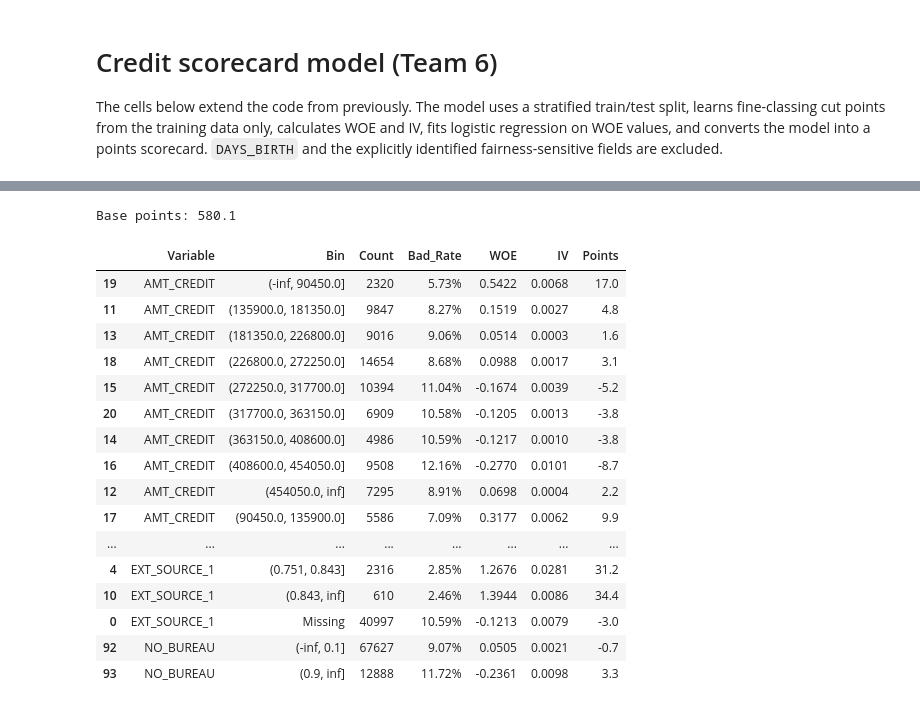
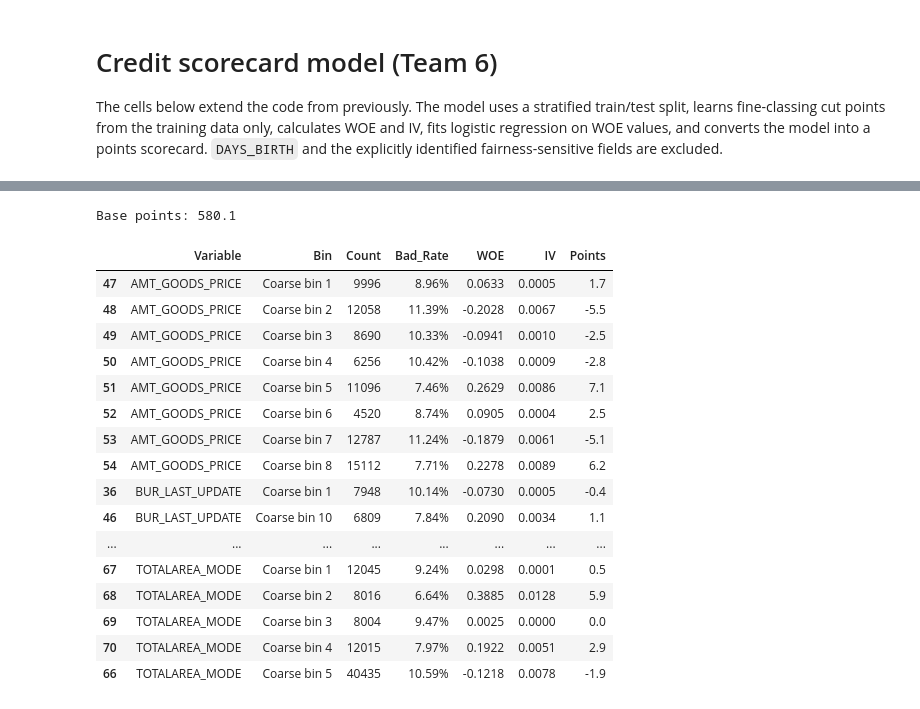
Before and after one commit to raykeat/fin-analytics-proj, a Jupyter notebook: is453_project.ipynb, the cells around one changed output, grey strips where cells are left out. Saved outputs shown, nothing was run; the diff lists cells and outputs as text; code cells hidden in the pictures.

```diff
--- a/is453_project.ipynb
+++ b/is453_project.ipynb
@@ -496,0 +722,10 @@ Average test default probability: 9.52%
+# %%
+# Fit logistic regression using the final coarse-bin WOE variables.
+lr.fit(train_woe[final_features], train_df['TARGET'])
+train_probability = lr.predict_proba(train_woe[final_features])[:, 1]
+test_probability = lr.predict_proba(test_woe[final_features])[:, 1]
+train_auc = roc_auc_score(train_df['TARGET'], train_probability)
+test_auc = roc_auc_score(test_df['TARGET'], test_probability)
+print(f'Training AUC: {train_auc:.4f}')
+print(f'Test AUC: {test_auc:.4f}')
+base_score, base_good_bad_odds, points_to_double_odds = 600, 19, 20
@@ -538,42 +776,30 @@ max      676.3    668.0
-# %%
-# Each row shows the points contributed by one variable bin.
-scorecard_rows = []
-for feature in model_features:
-    coefficient = lr.coef_[0][model_features.index(feature)]
-    table = woe_tables[feature]
-    for bin_name, row in table.iterrows():
-        scorecard_rows.append({
-            'Variable': feature,
-            'Bin': bin_name,
-            'Count': int(row['count']),
-            'Bad_Rate': row['bad'] / row['count'],
-            'WOE': row['woe'],
-            'IV': row['iv'],
-            'Points': -factor * coefficient * row['woe']
-        })
-
-scorecard_table = pd.DataFrame(scorecard_rows)
-print('Base points:', round(base_points, 1))
-display(scorecard_table.sort_values(['Variable', 'Bin']).style.format({
-    'Bad_Rate': '{:.2%}', 'WOE': '{:.4f}', 'IV': '{:.4f}', 'Points': '{:.1f}'
-}))
-# %% [output]
-Base points: 580.1
-|  | Variable | Bin | Count | Bad_Rate | WOE | IV | Points |
-| 19 | AMT_CREDIT | (-inf, 90450.0] | 2320 | 5.73% | 0.5422 | 0.0068 | 17.0 |
-| 11 | AMT_CREDIT | (135900.0, 181350.0] | 9847 | 8.27% | 0.1519 | 0.0027 | 4.8 |
-| 13 | AMT_CREDIT | (181350.0, 226800.0] | 9016 | 9.06% | 0.0514 | 0.0003 | 1.6 |
-| 18 | AMT_CREDIT | (226800.0, 272250.0] | 14654 | 8.68% | 0.0988 | 0.0017 | 3.1 |
-| 15 | AMT_CREDIT | (272250.0, 317700.0] | 10394 | 11.04% | -0.1674 | 0.0039 | -5.2 |
-| 20 | AMT_CREDIT | (317700.0, 363150.0] | 6909 | 10.58% | -0.1205 | 0.0013 | -3.8 |
-| 14 | AMT_CREDIT | (363150.0, 408600.0] | 4986 | 10.59% | -0.1217 | 0.0010 | -3.8 |
-| 16 | AMT_CREDIT | (408600.0, 454050.0] | 9508 | 12.16% | -0.2770 | 0.0101 | -8.7 |
-| 12 | AMT_CREDIT | (454050.0, inf] | 7295 | 8.91% | 0.0698 | 0.0004 | 2.2 |
-| 17 | AMT_CREDIT | (90450.0, 135900.0] | 5586 | 7.09% | 0.3177 | 0.0062 | 9.9 |
-| ... | ... | ... | ... | ... | ... | ... | ... |
-| 4 | EXT_SOURCE_1 | (0.751, 0.843] | 2316 | 2.85% | 1.2676 | 0.0281 | 31.2 |
-| 10 | EXT_SOURCE_1 | (0.843, inf] | 610 | 2.46% | 1.3944 | 0.0086 | 34.4 |
-| 0 | EXT_SOURCE_1 | Missing | 40997 | 10.59% | -0.1213 | 0.0079 | -3.0 |
-| 92 | NO_BUREAU | (-inf, 0.1] | 67627 | 9.07% | 0.0505 | 0.0021 | -0.7 |
-| 93 | NO_BUREAU | (0.9, inf] | 12888 | 11.72% | -0.2361 | 0.0098 | 3.3 |
+# %%
+# Each row shows the points contributed by one coarse WOE bin.
+scorecard_rows = []
+for feature in final_features:
+    coefficient = lr.coef_[0][list(final_features).index(feature)]
+    for bin_name, row in coarse_tables[feature].iterrows():
+        scorecard_rows.append({'Variable': feature, 'Bin': bin_name, 'Count': int(row['count']), 'Bad_Rate': row['bad'] / row['count'], 'WOE': row['woe'], 'IV': row['iv'], 'Points': -factor * coefficient * row['woe']})
+scorecard_table = pd.DataFrame(scorecard_rows)
+print('Base points:', round(base_points, 1))
+display(scorecard_table.sort_values(['Variable', 'Bin']).style.format({'Bad_Rate': '{:.2%}', 'WOE': '{:.4f}', 'IV': '{:.4f}', 'Points': '{:.1f}'}))
+# %% [output]
+Base points: 580.1
+|  | Variable | Bin | Count | Bad_Rate | WOE | IV | Points |
+| 47 | AMT_GOODS_PRICE | Coarse bin 1 | 9996 | 8.96% | 0.0633 | 0.0005 | 1.7 |
+| 48 | AMT_GOODS_PRICE | Coarse bin 2 | 12058 | 11.39% | -0.2028 | 0.0067 | -5.5 |
+| 49 | AMT_GOODS_PRICE | Coarse bin 3 | 8690 | 10.33% | -0.0941 | 0.0010 | -2.5 |
+| 50 | AMT_GOODS_PRICE | Coarse bin 4 | 6256 | 10.42% | -0.1038 | 0.0009 | -2.8 |
+| 51 | AMT_GOODS_PRICE | Coarse bin 5 | 11096 | 7.46% | 0.2629 | 0.0086 | 7.1 |
+| 52 | AMT_GOODS_PRICE | Coarse bin 6 | 4520 | 8.74% | 0.0905 | 0.0004 | 2.5 |
+| 53 | AMT_GOODS_PRICE | Coarse bin 7 | 12787 | 11.24% | -0.1879 | 0.0061 | -5.1 |
+| 54 | AMT_GOODS_PRICE | Coarse bin 8 | 15112 | 7.71% | 0.2278 | 0.0089 | 6.2 |
+| 36 | BUR_LAST_UPDATE | Coarse bin 1 | 7948 | 10.14% | -0.0730 | 0.0005 | -0.4 |
+| 46 | BUR_LAST_UPDATE | Coarse bin 10 | 6809 | 7.84% | 0.2090 | 0.0034 | 1.1 |
+| ... | ... | ... | ... | ... | ... | ... | ... |
+| 67 | TOTALAREA_MODE | Coarse bin 1 | 12045 | 9.24% | 0.0298 | 0.0001 | 0.5 |
+| 68 | TOTALAREA_MODE | Coarse bin 2 | 8016 | 6.64% | 0.3885 | 0.0128 | 5.9 |
+| 69 | TOTALAREA_MODE | Coarse bin 3 | 8004 | 9.47% | 0.0025 | 0.0000 | 0.0 |
+| 70 | TOTALAREA_MODE | Coarse bin 4 | 12015 | 7.97% | 0.1922 | 0.0051 | 2.9 |
+| 66 | TOTALAREA_MODE | Coarse bin 5 | 40435 | 10.59% | -0.1218 | 0.0078 | -1.9 |
 # %% [markdown]
```
Also changed, not shown: parts of 20 cells of this notebook.
